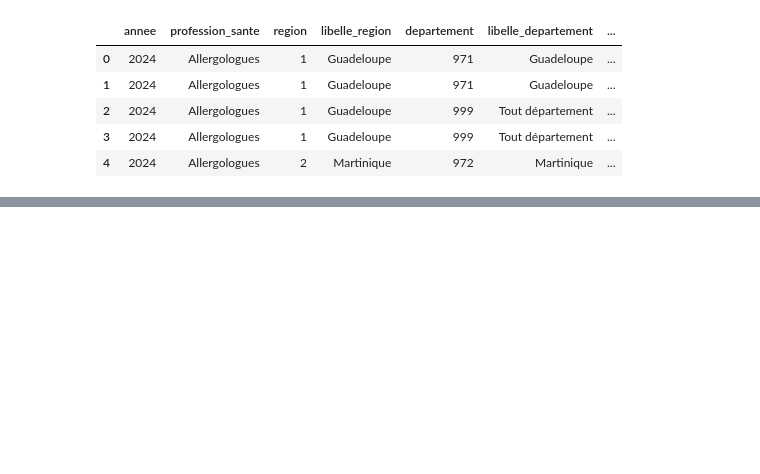
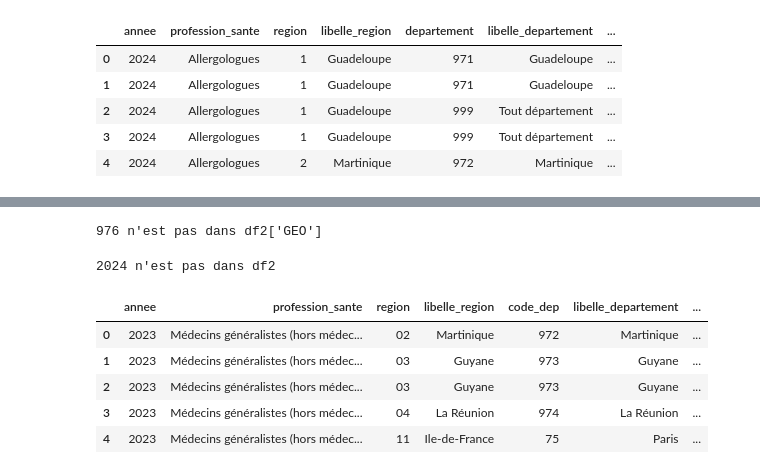
Before and after one commit to mariesibillini-hub/pfr_demomedecins, a Jupyter notebook: test.ipynb, the cells around one changed output, grey strips where cells are left out. Saved outputs shown, nothing was run; the diff lists cells and outputs as text; code cells hidden in the pictures; blank space fills up the shorter version.

```diff
--- a/test.ipynb
+++ b/test.ipynb
@@ -69,0 +107,13 @@ ValueError: numeric_only accepts only Boolean values
+# %%
+# Créer une ligne avec un total
+df1_total = df1.groupby(["code_dep", "annee"], as_index=False)["effectif"].sum()
+
+# Ajout d'une valeur spécifique dans les colonnes où total devra apparaître
+df1_total["profession_sante"] = "Tous médecins généralistes"
+df1_total["libelle_secteur_conventionnel"] = "tout secteur compris"
+df1_total["secteur_conventionnel"] = "_T"
+
+libelles = df1[["code_dep", "libelle_region", "libelle_departement"]].drop_duplicates()
+df1_total = pd.merge(df1_total, libelles, on="code_dep", how="left")
+# pd.concat() s'applique sur : liste de DataFrames → retourne un DataFrame
+df1 = pd.concat([df1, df1_total], ignore_index=True)
@@ -69,0 +155,3 @@ ValueError: numeric_only accepts only Boolean values
+# %%
+#df min/max => 2010/2024
+df2 = pd.read_csv(r"C:\Users\USER\Desktop\Learning Data Analyst\DataRockStar\Projet Fil Rouge\mon_projet\data\DS_POPULATIONS_HISTORIQUES_data.csv", sep=";")
@@ -69,0 +174,16 @@ ValueError: numeric_only accepts only Boolean values
+# %%
+# Index(['FREQ', 'GEO', 'GEO_OBJECT', 'POPREF_MEASURE', 'TIME_PERIOD', 'OBS_VALUE'])
+# année min/max => 2010/2024
+# Je supprime toutes les lignes inutiles pour ne garder que les lignes avec les années souhaitées (entre 2010 et 2024 incluses)
+# et les lignes traitant des départements
+df2 = df2[df2["TIME_PERIOD"].isin(ok_year)]
+df2 = df2[df2["GEO_OBJECT"] == "DEP"].reset_index(drop=True)
+# Je supprimes les colonnes inutiles
+df2 = df2.drop(columns=["FREQ", "GEO_OBJECT", "POPREF_MEASURE"])
+# Je standardise les noms de colonnes
+df2 = df2.rename(columns={
+    "GEO": "code_dep",
+    "TIME_PERIOD": "annee"
+})
+df2.columns = df2.columns.str.lower()
+df2.info()
@@ -69,0 +201,31 @@ ValueError: numeric_only accepts only Boolean values
+# %%
+for dep in df1["code_dep"].value_counts().index:
+    if dep not in df2["code_dep"].value_counts().index:
+        print(dep, "n'est pas dans df2['GEO']")
+# 976 n'est pas dans df2['GEO']
+# %% [output]
+976 n'est pas dans df2['GEO']
+# %%
+for year in df1["annee"].value_counts().index:
+    if year not in df2["annee"].value_counts().index:
+        print(year, "n'est pas dans df2")
+# 2024 n'est pas dans df2
+# %% [output]
+2024 n'est pas dans df2
+# %%
+df_densite_medecin = pd.merge(
+    df1,
+    df2,
+    on=["code_dep", "annee"],
+    how="inner"
+)
+# Attention, un département aura 8 lignes + 1 total pour une annee dans df1, mais 1 ligne pour une annee dans df2.
+# %%
+df_densite_medecin.head()
+# %% [output]
+|  | annee | profession_sante | region | libelle_region | code_dep | libelle_departement | ... |
+| 0 | 2023 | Médecins généralistes (hors médec... | 02 | Martinique | 972 | Martinique | ... |
+| 1 | 2023 | Médecins généralistes (hors médec... | 03 | Guyane | 973 | Guyane | ... |
+| 2 | 2023 | Médecins généralistes (hors médec... | 03 | Guyane | 973 | Guyane | ... |
+| 3 | 2023 | Médecins généralistes (hors médec... | 04 | La Réunion | 974 | La Réunion | ... |
+| 4 | 2023 | Médecins généralistes (hors médec... | 11 | Ile-de-France | 75 | Paris | ... |
```
Also changed, not shown: parts of 22 cells of this notebook, 2 other files.
